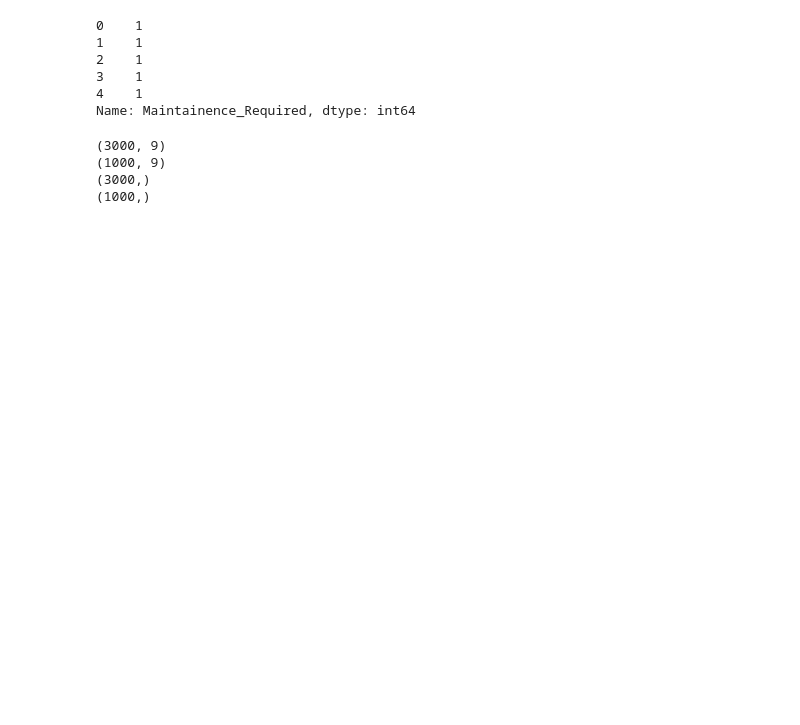
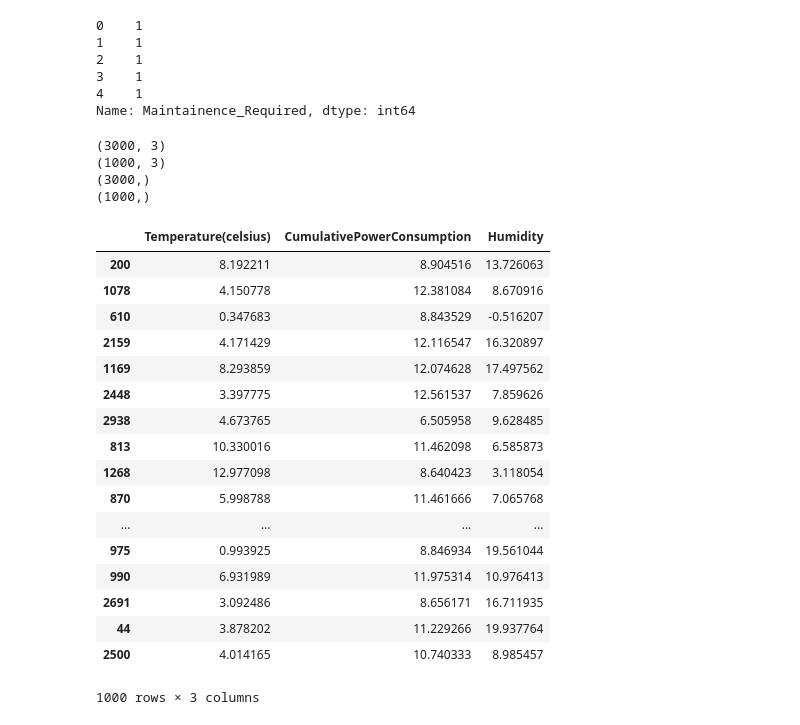
Before and after one commit to ibm-cloud-architecture/refarch-kc-container-ms, a Jupyter notebook: predictiveModel/model.ipynb, the cells around one changed output. Saved outputs shown, nothing was run; the diff lists cells and outputs as text; code cells hidden in the pictures; blank space fills up the shorter version.

```diff
--- a/predictiveModel/model.ipynb
+++ b/predictiveModel/model.ipynb
@@ -77,14 +75,34 @@ X_train, X_test, y_train, y_test = train_test_split(X, y, random_state=1)
 # %%
 # default split is 75% for training and 25% for testing
 print(X_train.shape)
 print(X_test.shape)
 print(y_train.shape)
 print(y_test.shape)
+
+X_test
 # %% [output]
-(3000, 9)
-(1000, 9)
+(3000, 3)
+(1000, 3)
 (3000,)
 (1000,)
+|  | Temperature(celsius) | CumulativePowerConsumption | Humidity |
+| 200 | 8.192211 | 8.904516 | 13.726063 |
+| 1078 | 4.150778 | 12.381084 | 8.670916 |
+| 610 | 0.347683 | 8.843529 | -0.516207 |
+| 2159 | 4.171429 | 12.116547 | 16.320897 |
+| 1169 | 8.293859 | 12.074628 | 17.497562 |
+| 2448 | 3.397775 | 12.561537 | 7.859626 |
+| 2938 | 4.673765 | 6.505958 | 9.628485 |
+| 813 | 10.330016 | 11.462098 | 6.585873 |
+| 1268 | 12.977098 | 8.640423 | 3.118054 |
+| 870 | 5.998788 | 11.461666 | 7.065768 |
+| ... | ... | ... | ... |
+| 975 | 0.993925 | 8.846934 | 19.561044 |
+| 990 | 6.931989 | 11.975314 | 10.976413 |
+| 2691 | 3.092486 | 8.656171 | 16.711935 |
+| 44 | 3.878202 | 11.229266 | 19.937764 |
+| 2500 | 4.014165 | 10.740333 | 8.985457 |
+1000 rows × 3 columns
 # %%
 # import model
 from sklearn.linear_model import LinearRegression
```
Also changed, not shown: parts of 6 cells of this notebook, 5 other files.
